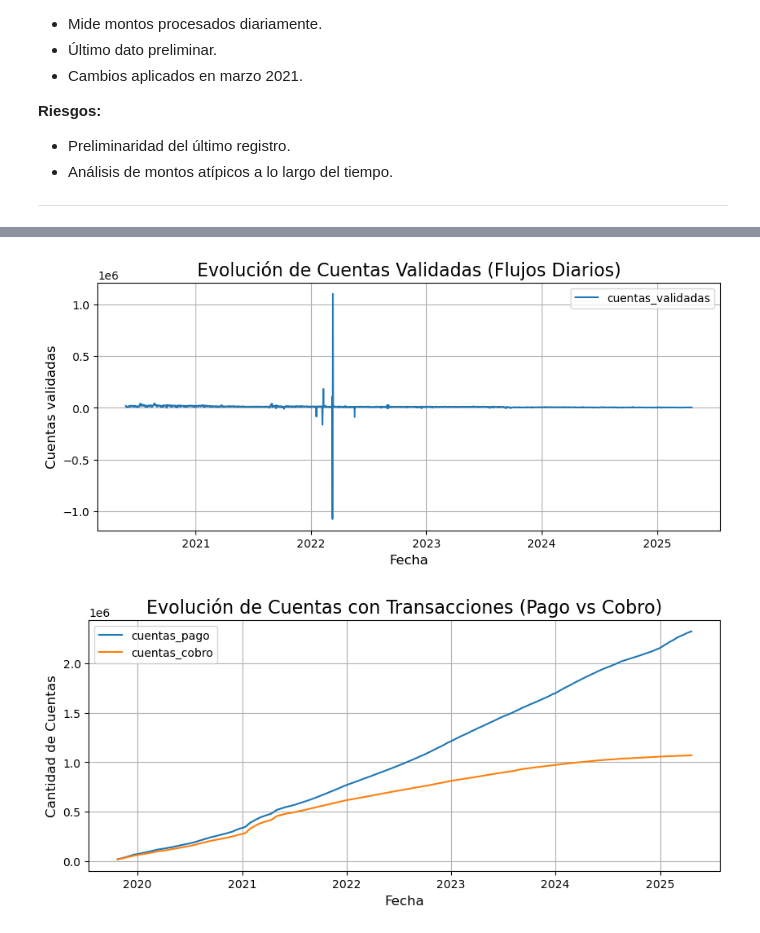
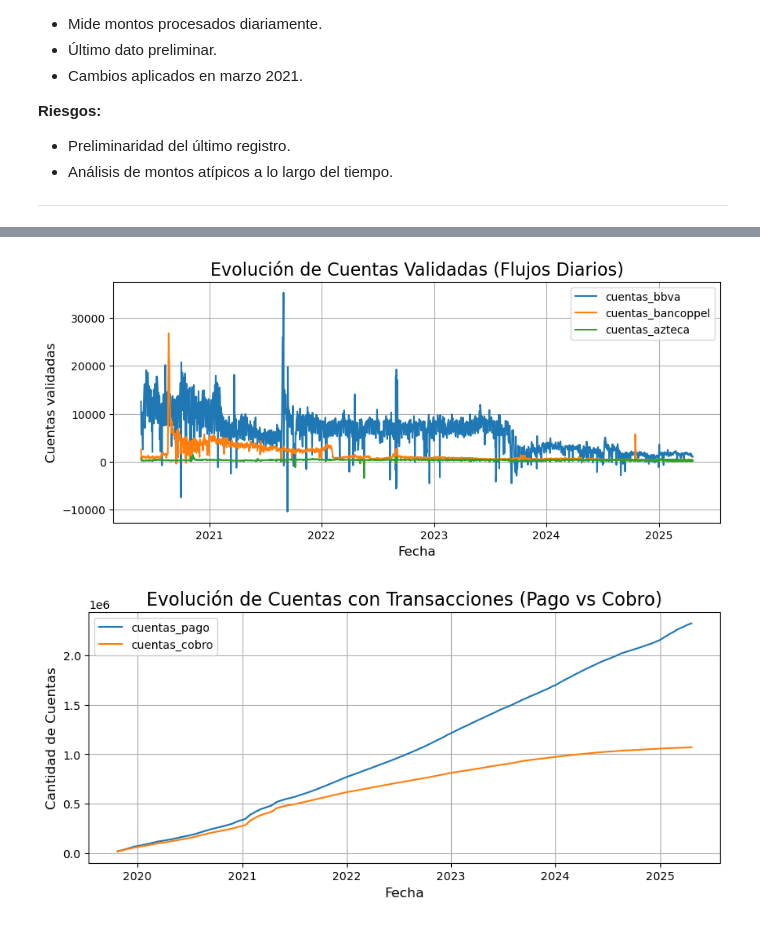
Before and after one commit to gerardorochabenigno/FinalLineales, a Jupyter notebook: cleaning_data.ipynb, the cells around one changed output, grey strips where cells are left out. Saved outputs shown, nothing was run; the diff lists cells and outputs as text; code cells hidden in the pictures.

```diff
--- a/cleaning_data.ipynb
+++ b/cleaning_data.ipynb
@@ -557,12 +562,12 @@ KeyboardInterrupt:
 # %%
 plot_evolucion(
     df_cuentas_validadas,
-    columnas=['cuentas_validadas'],
+    columnas=['cuentas_bbva', 'cuentas_bancoppel', 'cuentas_azteca'],
     titulo="Evolución de Cuentas Validadas (Flujos Diarios)",
     ylabel="Cuentas validadas"
 )
 # %% [output]
-[figure, old version]
+[figure, new version]
 # %%
 plot_evolucion(
     df_cuentas_con_transacciones,
```
Also changed, not shown: parts of 15 cells of this notebook, 4 other files.
